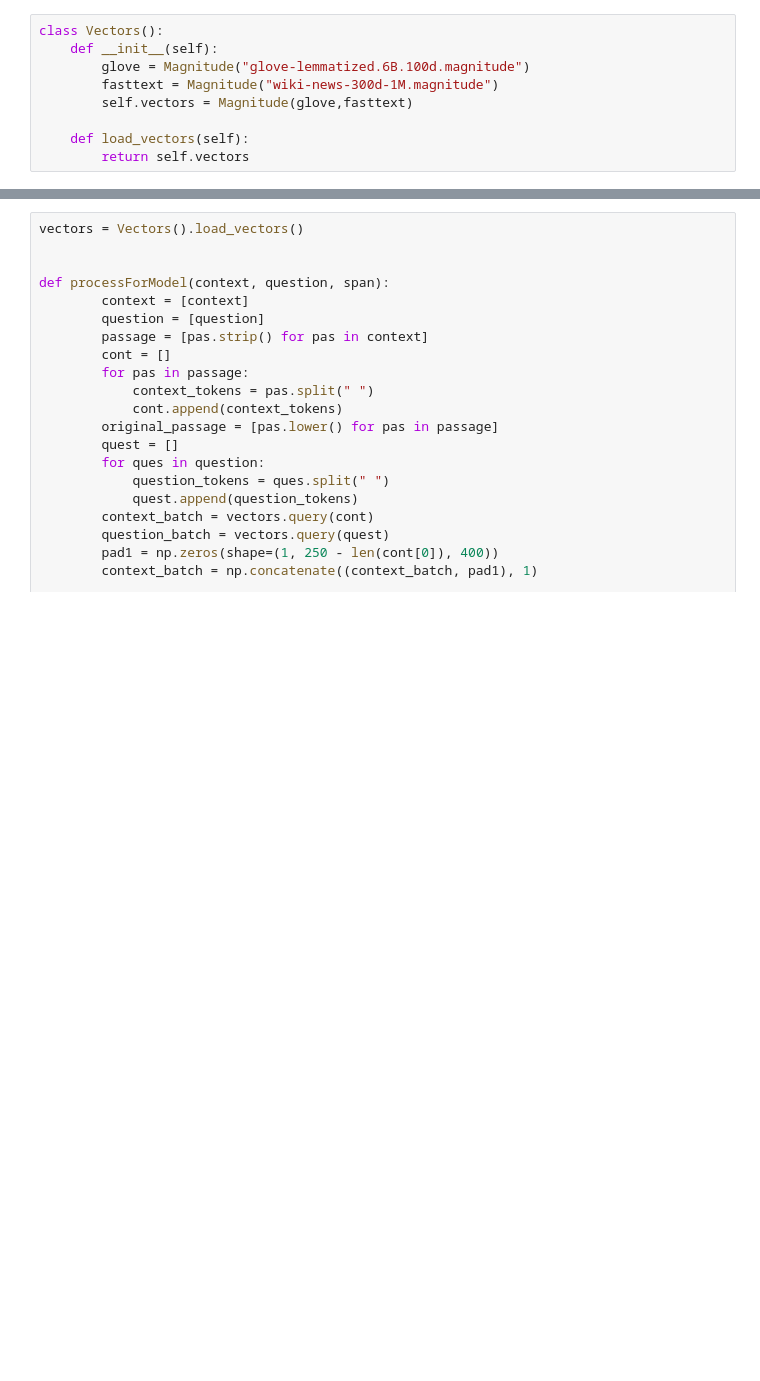
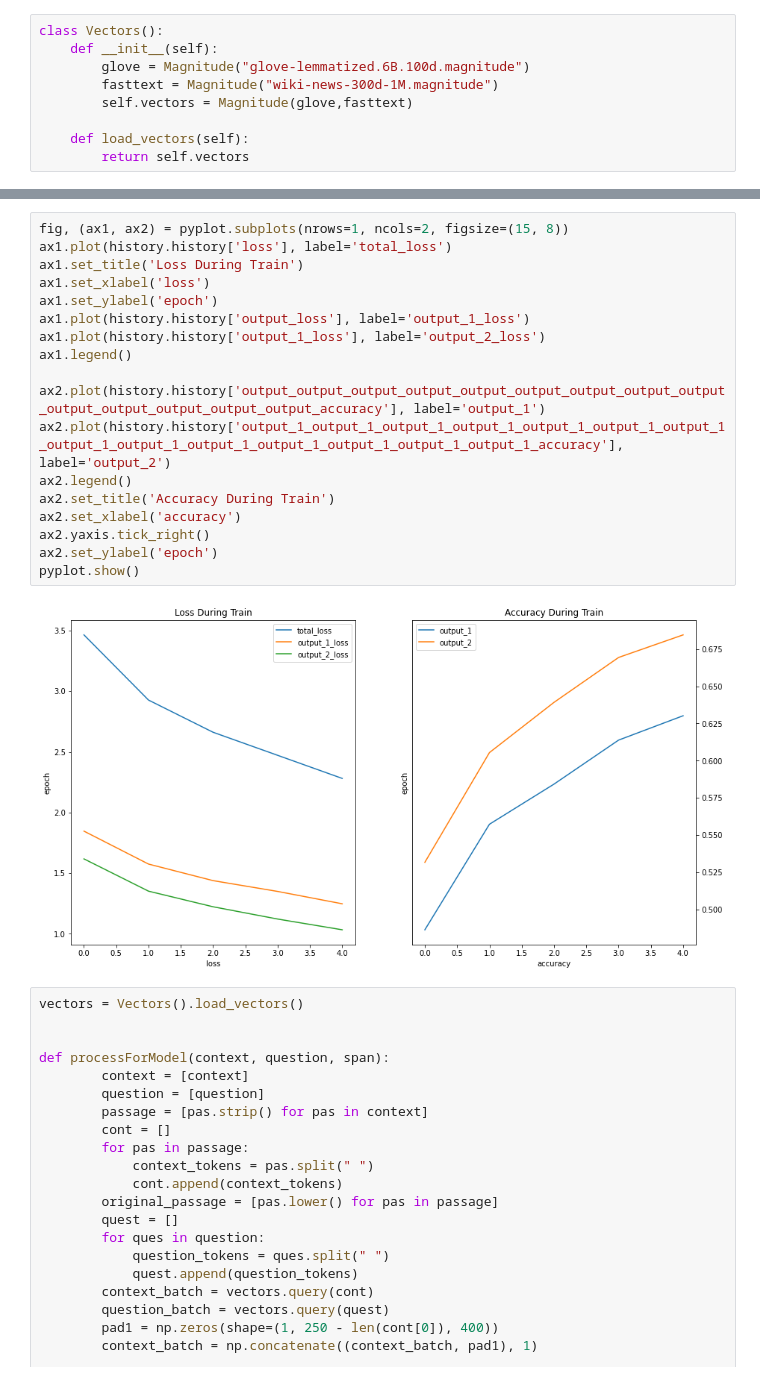
Before and after one commit to m-ibrahim-khalil/SPL2-nlp, a Jupyter notebook: full_model/SPL2.ipynb, the cells around one changed output, grey strips where cells are left out. Drawn from its saved outputs; the diff is of its cells as text; blank space fills up the shorter version.

```diff
--- a/full_model/SPL2.ipynb
+++ b/full_model/SPL2.ipynb
@@ -403,3 +407,23 @@ NameError: ignored
+# %%
+fig, (ax1, ax2) = pyplot.subplots(nrows=1, ncols=2, figsize=(15, 8))
+ax1.plot(history.history['loss'], label='total_loss')
+ax1.set_title('Loss During Train')
+ax1.set_xlabel('loss')
+ax1.set_ylabel('epoch')
+ax1.plot(history.history['output_loss'], label='output_1_loss')
+ax1.plot(history.history['output_1_loss'], label='output_2_loss')
+ax1.legend()
+
+ax2.plot(history.history['output_output_output_output_output_output_output_output_output_output_output_output_output_output_accuracy'], label='output_1')
+ax2.plot(history.history['output_1_output_1_output_1_output_1_output_1_output_1_output_1_output_1_output_1_output_1_output_1_output_1_output_1_output_1_accuracy'], label='output_2')
+ax2.legend()
+ax2.set_title('Accuracy During Train')
+ax2.set_xlabel('accuracy')
+ax2.yaxis.tick_right()
+ax2.set_ylabel('epoch')
+pyplot.show()
+# %% [output]
+[figure, added]
 # %%
 vectors = Vectors().load_vectors()
 
```
Also changed, not shown: parts of 7 cells of this notebook.
